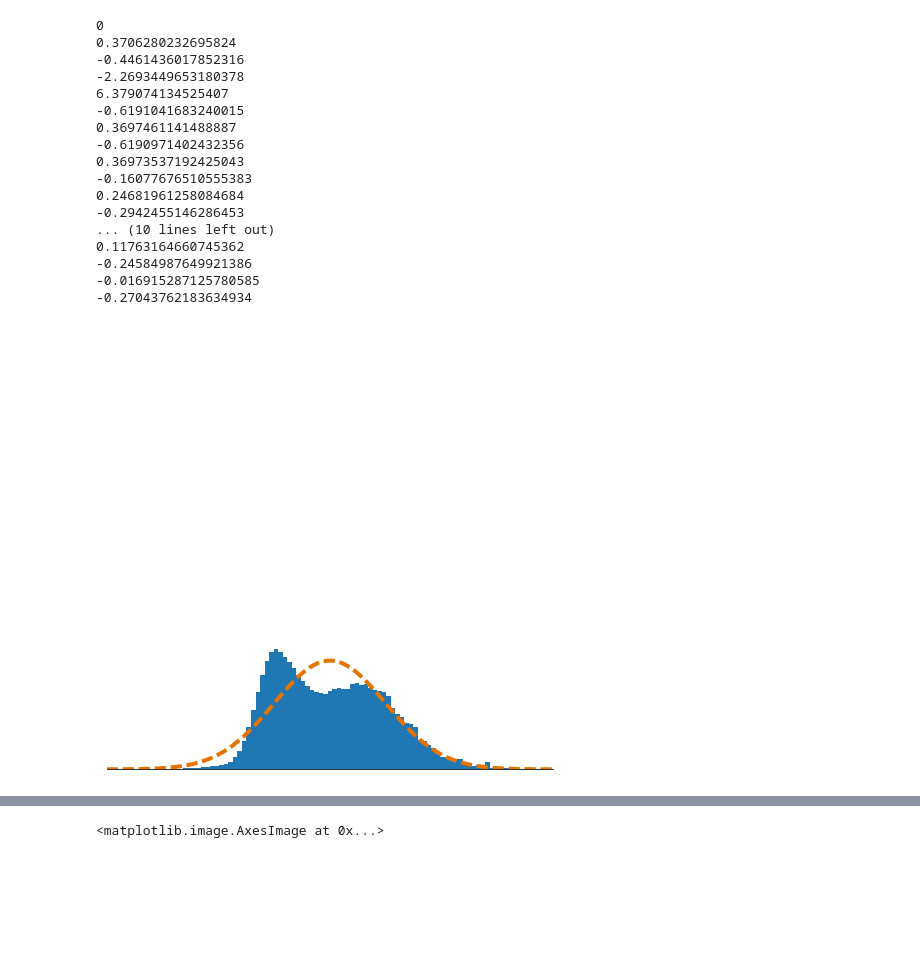
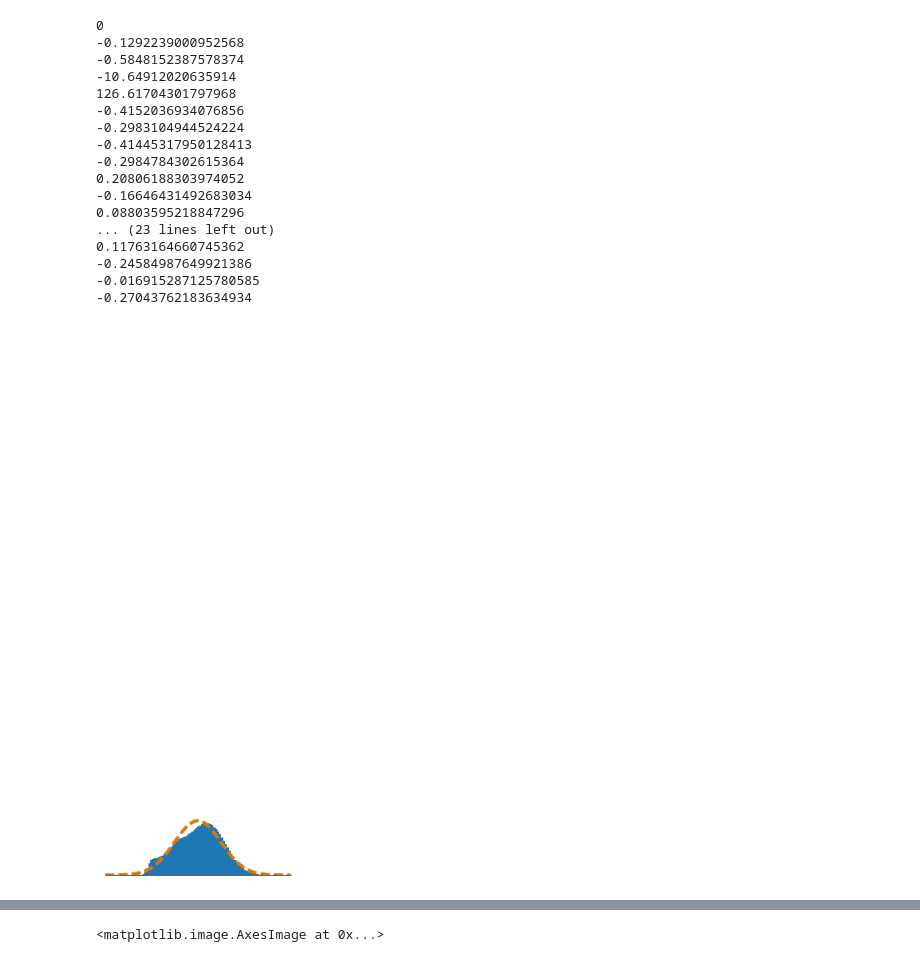
Before and after one commit to BirdVox/lostanlen_spl2018, a Jupyter notebook: pcen_histograms.ipynb, the cells around one changed output, grey strips where cells are left out. Saved outputs shown, nothing was run; the diff lists cells and outputs as text; code cells hidden in the pictures; blank space fills up the shorter version.

Commit message:
change figure size for histograms

```diff
--- a/pcen_histograms.ipynb
+++ b/pcen_histograms.ipynb
@@ -8,7 +8,7 @@ import os
 import scipy
 
 
-subfolders = ["BirdVox-pcen", "SONYC-pcen"]
+subfolders = ["DCASE2013-pcen", "BirdVox-pcen", "SONYC-pcen"]
 data_dir = '/beegfs/vl1019/spl2018_datasets'
 
 %matplotlib inline
@@ -29,7 +29,7 @@ settings = {
     "eps": 1e-10}
 
 
-figsize = (8, 8)
+figsize = (4, 12)
 
 
 for subfolder_id in range(len(subfolders)):
@@ -155,7 +155,7 @@ for subfolder_id in range(len(subfolders)):
     ygauss = gaussmax * np.exp(-(xgauss*xgauss)/2)
     plt.plot(xgauss, ygauss, '--', color="#E67300", linewidth=4.0)
     plt.xlim([-4,4])
-    plt.ylim([0, gaussmax*4])
+    plt.ylim([0, gaussmax*10])
     ax = plt.gca()
     ax.spines['top'].set_visible(False)
     ax.spines['left'].set_visible(False)
@@ -171,7 +171,7 @@ for subfolder_id in range(len(subfolders)):
     plt.hist((BC_ravel - np.mean(BC_ravel)) / np.std(BC_ravel), bins=xgauss);
     plt.plot(xgauss, ygauss, '--', color="#E67300", linewidth=4.0)
     plt.xlim([-4,4])
-    plt.ylim([0, gaussmax*4])
+    plt.ylim([0, gaussmax*10])
     ax = plt.gca()
     ax.spines['top'].set_visible(False)
     ax.spines['left'].set_visible(False)
@@ -187,7 +187,7 @@ for subfolder_id in range(len(subfolders)):
     plt.hist((EoverM_ravel - np.mean(EoverM_ravel)) / np.std(EoverM_ravel), bins=xgauss);
     plt.plot(xgauss, ygauss, '--', color="#E67300", linewidth=4.0)
     plt.xlim([-4,4])
-    plt.ylim([0, gaussmax*4])
+    plt.ylim([0, gaussmax*10])
     ax = plt.gca()
     ax.spines['top'].set_visible(False)
     ax.spines['left'].set_visible(False)
@@ -203,7 +203,7 @@ for subfolder_id in range(len(subfolders)):
     plt.hist((EoverMplusEps_ravel - np.mean(EoverMplusEps_ravel)) / np.std(EoverMplusEps_ravel), bins=xgauss);
     plt.plot(xgauss, ygauss, '--', color="#E67300", linewidth=4.0)
     plt.xlim([-4,4])
-    plt.ylim([0, gaussmax*4])
+    plt.ylim([0, gaussmax*10])
     ax = plt.gca()
     ax.spines['top'].set_visible(False)
     ax.spines['left'].set_visible(False)
@@ -219,49 +219,49 @@ for subfolder_id in range(len(subfolders)):
     plt.hist((G_ravel - np.mean(G_ravel)) / np.std(G_ravel), bins=xgauss);
     plt.plot(xgauss, ygauss, '--', color="#E67300", linewidth=4.0)
     plt.xlim([-4,4])
-    plt.ylim([0, gaussmax*4])
+    plt.ylim([0, gaussmax*10])
     ax = plt.gca()
     ax.spines['top'].set_visible(False)
     ax.spines['left'].set_visible(False)
     ax.spines['right'].set_visible(False)
     plt.tick_params(labelleft="off", left="off")
     print(scipy.stats.skew(G_ravel))
     print(scipy.stats.kurtosis(G_ravel))
     plt.gca().axes.get_xaxis().set_visible(False)
     fig.savefig(subfolder_str + '_G_histogram.eps',
         transparent=True, bbox_inches="tight")
 
     fig = plt.figure(figsize=figsize, frameon=False)
     plt.hist((PCEN_ravel - np.mean(PCEN_ravel)) / np.std(PCEN_ravel), bins=xgauss);
     plt.plot(xgauss, ygauss, '--', color="#E67300", linewidth=4.0)
     plt.xlim([-4,4])
-    plt.ylim([0, gaussmax*4])
+    plt.ylim([0, gaussmax*10])
     ax = plt.gca()
     ax.spines['top'].set_visible(False)
     ax.spines['left'].set_visible(False)
     ax.spines['right'].set_visible(False)
     plt.tick_params(labelleft="off", left="off")
     print(scipy.stats.skew(PCEN_ravel))
     print(scipy.stats.kurtosis(PCEN_ravel))
     plt.gca().axes.get_xaxis().set_visible(False)
     fig.savefig(subfolder_str + '_PCEN_histogram.eps',
         transparent=True, bbox_inches="tight")
 # %% [output]
 0
-0.3706280232695824
--0.4461436017852316
--2.2693449653180378
-6.379074134525407
--0.6191041683240015
-0.3697461141488887
--0.6190971402432356
-0.36973537192425043
--0.16077676510555383
-0.24681961258084684
--0.2942455146286453
-... (10 lines left out)
+-0.1292239000952568
+-0.5848152387578374
+-10.64912020635914
+126.61704301797968
+-0.4152036934076856
+-0.2983104944524224
+-0.41445317950128413
+-0.2984784302615364
+0.20806188303974052
+-0.16646431492683034
+0.08803595218847296
+... (23 lines left out)
 0.11763164660745362
 -0.24584987649921386
 -0.016915287125780585
 -0.27043762183634934
-[figure, old version]
+[figure, new version]
```
Also changed, not shown: parts of 1 cell of this notebook, 18 other files.
